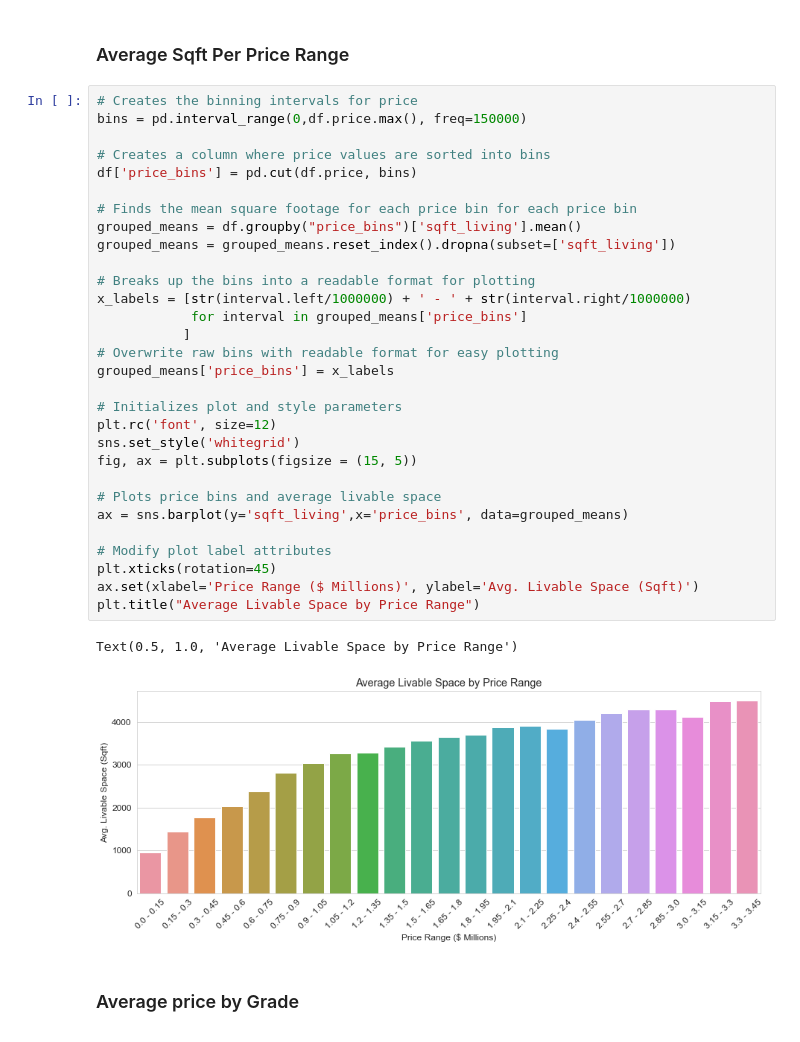
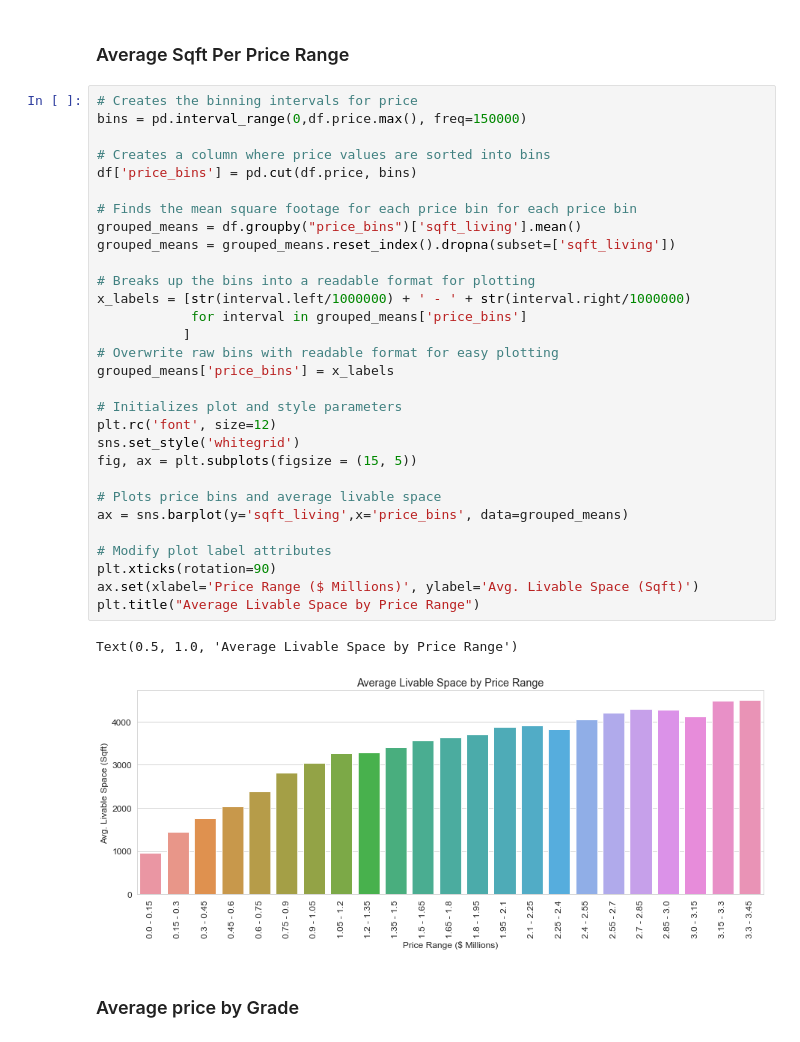
Before and after one commit to mankah/Project-2, a Jupyter notebook: Notebook.ipynb, the cells around one changed output. Drawn from its saved outputs; the diff is of its cells as text.

```diff
--- a/Notebook.ipynb
+++ b/Notebook.ipynb
@@ -194,35 +194,35 @@ for index, col in enumerate(x.columns):
 # Creates the binning intervals for price
 bins = pd.interval_range(0,df.price.max(), freq=150000)
 
 # Creates a column where price values are sorted into bins
 df['price_bins'] = pd.cut(df.price, bins)
 
 # Finds the mean square footage for each price bin for each price bin
 grouped_means = df.groupby("price_bins")['sqft_living'].mean()
 grouped_means = grouped_means.reset_index().dropna(subset=['sqft_living'])
 
 # Breaks up the bins into a readable format for plotting
 x_labels = [str(interval.left/1000000) + ' - ' + str(interval.right/1000000)
             for interval in grouped_means['price_bins']
            ]
 # Overwrite raw bins with readable format for easy plotting
 grouped_means['price_bins'] = x_labels
 
 # Initializes plot and style parameters
 plt.rc('font', size=12)
 sns.set_style('whitegrid')
 fig, ax = plt.subplots(figsize = (15, 5))
 
 # Plots price bins and average livable space
 ax = sns.barplot(y='sqft_living',x='price_bins', data=grouped_means)
 
 # Modify plot label attributes
-plt.xticks(rotation=45)
+plt.xticks(rotation=90)
 ax.set(xlabel='Price Range ($ Millions)', ylabel='Avg. Livable Space (Sqft)')
 plt.title("Average Livable Space by Price Range")
 # %% [output]
 Text(0.5, 1.0, 'Average Livable Space by Price Range')
-[figure, old version]
+[figure, new version]
 # %% [markdown]
 ### Average price by Grade
 # %%
```
Also changed, not shown: parts of 11 cells of this notebook.
